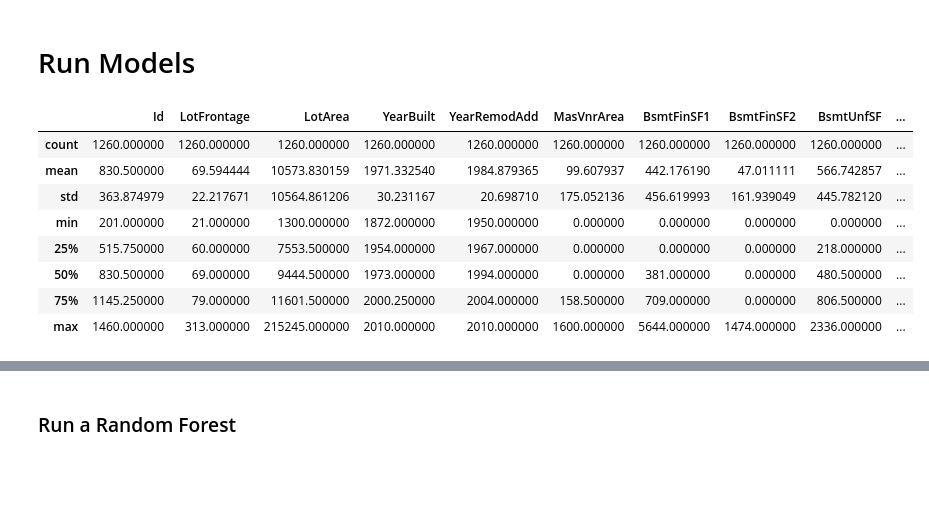
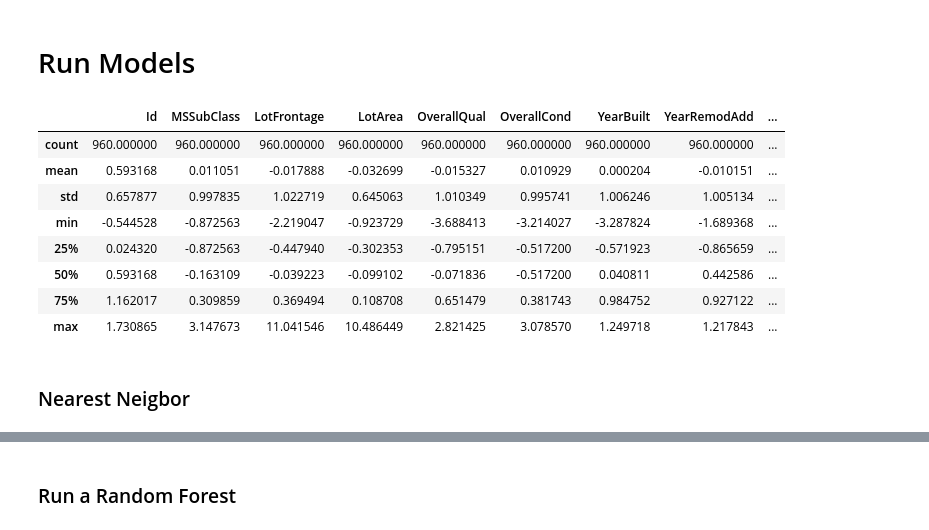
Before and after one commit to emrapport/w207_final_proj, a Jupyter notebook: HomePrices.ipynb, the cells around one changed output, grey strips where cells are left out. Saved outputs shown, nothing was run; the diff lists cells and outputs as text; code cells hidden in the pictures; blank space fills up the shorter version.

Commit message:
added cleaned up data cleaning steps + simpledata function + removed redundant categorical data

```diff
--- a/HomePrices.ipynb
+++ b/HomePrices.ipynb
@@ -477,3 +475,8 @@ data['YrMoSold'] = pd.to_datetime(data['YrSold'].astype(str) + data['MoSold'].as
+# %%
+from datetime import datetime as dt
+# Change date to ordinal representation:
+data['YrMoSold'] = data['YrSold'].astype(int).astype(str) + "/" + data['MoSold'].astype(int).astype(str) + "/1"
+data['YrMoSold'] = data['YrMoSold'].apply(lambda x: dt.strptime(x, "%Y/%m/%d").date().toordinal())
 # %%
 data['SaleType'].value_counts()
 # %% [output]
@@ -729,0 +750,6 @@ data = data.drop(columns=['MiscVal'])
+# %%
+# Impute all numeric missings (all dummy missings are coded 0)
+imp = SimpleImputer(missing_values = np.nan, strategy = 'median')
+data_numeric = imp.fit_transform(data.select_dtypes(exclude='object'))
+data_numeric = pd.DataFrame(data_numeric, columns = data.select_dtypes(exclude='object').columns)
+data = pd.concat([data.select_dtypes(include='object'), data_numeric], axis = 1)
@@ -729,0 +758,13 @@ data = data.drop(columns=['MiscVal'])
+# %%
+from sklearn.preprocessing import normalize
+from sklearn.preprocessing import scale
+# Scale data
+norm_data = data.copy()
+norm_data = scale(data.drop(columns=['SalePrice']).select_dtypes(exclude='object'))
+col_names = data.drop(columns=['SalePrice']).select_dtypes(exclude='object').columns
+norm_data = pd.DataFrame(norm_data, columns = col_names)
+norm_data.describe()
+
+# Combine back with categorical
+data = pd.concat([data.select_dtypes(include='object'), norm_data, data['SalePrice']], axis = 1)
+data.head()
@@ -748,9 +779,0 @@ data.describe()
-# %%
-# Impute all numeric missings (all dummy missings are coded 0)
-imp = SimpleImputer(missing_values = np.nan, strategy = 'median')
-data_ex_yrmonsold = data.drop(columns=['YrMoSold'])
-data_temp = imp.fit_transform(data_ex_yrmonsold)
-data_temp = pd.DataFrame(data_temp, columns = data_ex_yrmonsold.columns)
-
-# Do
-data = pd.concat([data_temp, pd.DataFrame(data['YrMoSold'])], axis = 1)
@@ -879,25 +891,29 @@ dtype: float64
 # %%
 # Labels
 train_labels = data['SalePrice']
 
 # Data
-split = 200
-train_data = data.drop(columns=['SalePrice','YrMoSold'], axis = 1)
+split = 500
+train_data = data.drop(columns=['SalePrice']).copy()
 
 # Split train data and dev Data
 dev_data = train_data[:split]
 train_data = train_data[split:]
 dev_labels = train_labels[:split]
 train_labels = train_labels[split:]
 
 train_data.describe()
+
+# check why saleprice drops off
 # %% [output]
-|  | Id | LotFrontage | LotArea | YearBuilt | YearRemodAdd | MasVnrArea | BsmtFinSF1 | BsmtFinSF2 | BsmtUnfSF | ... |
-| count | 1260.000000 | 1260.000000 | 1260.000000 | 1260.000000 | 1260.000000 | 1260.000000 | 1260.000000 | 1260.000000 | 1260.000000 | ... |
-| mean | 830.500000 | 69.594444 | 10573.830159 | 1971.332540 | 1984.879365 | 99.607937 | 442.176190 | 47.011111 | 566.742857 | ... |
-| std | 363.874979 | 22.217671 | 10564.861206 | 30.231167 | 20.698710 | 175.052136 | 456.619993 | 161.939049 | 445.782120 | ... |
-| min | 201.000000 | 21.000000 | 1300.000000 | 1872.000000 | 1950.000000 | 0.000000 | 0.000000 | 0.000000 | 0.000000 | ... |
-| 25% | 515.750000 | 60.000000 | 7553.500000 | 1954.000000 | 1967.000000 | 0.000000 | 0.000000 | 0.000000 | 218.000000 | ... |
-| 50% | 830.500000 | 69.000000 | 9444.500000 | 1973.000000 | 1994.000000 | 0.000000 | 381.000000 | 0.000000 | 480.500000 | ... |
-| 75% | 1145.250000 | 79.000000 | 11601.500000 | 2000.250000 | 2004.000000 | 158.500000 | 709.000000 | 0.000000 | 806.500000 | ... |
-| max | 1460.000000 | 313.000000 | 215245.000000 | 2010.000000 | 2010.000000 | 1600.000000 | 5644.000000 | 1474.000000 | 2336.000000 | ... |
+|  | Id | MSSubClass | LotFrontage | LotArea | OverallQual | OverallCond | YearBuilt | YearRemodAdd | ... |
+| count | 960.000000 | 960.000000 | 960.000000 | 960.000000 | 960.000000 | 960.000000 | 960.000000 | 960.000000 | ... |
+| mean | 0.593168 | 0.011051 | -0.017888 | -0.032699 | -0.015327 | 0.010929 | 0.000204 | -0.010151 | ... |
+| std | 0.657877 | 0.997835 | 1.022719 | 0.645063 | 1.010349 | 0.995741 | 1.006246 | 1.005134 | ... |
+| min | -0.544528 | -0.872563 | -2.219047 | -0.923729 | -3.688413 | -3.214027 | -3.287824 | -1.689368 | ... |
+| 25% | 0.024320 | -0.872563 | -0.447940 | -0.302353 | -0.795151 | -0.517200 | -0.571923 | -0.865659 | ... |
+| 50% | 0.593168 | -0.163109 | -0.039223 | -0.099102 | -0.071836 | -0.517200 | 0.040811 | 0.442586 | ... |
+| 75% | 1.162017 | 0.309859 | 0.369494 | 0.108708 | 0.651479 | 0.381743 | 0.984752 | 0.927122 | ... |
+| max | 1.730865 | 3.147673 | 11.041546 | 10.486449 | 2.821425 | 3.078570 | 1.249718 | 1.217843 | ... |
+# %% [markdown]
+### Nearest Neigbor
```
Also changed, not shown: parts of 22 cells of this notebook, 1 other file.
